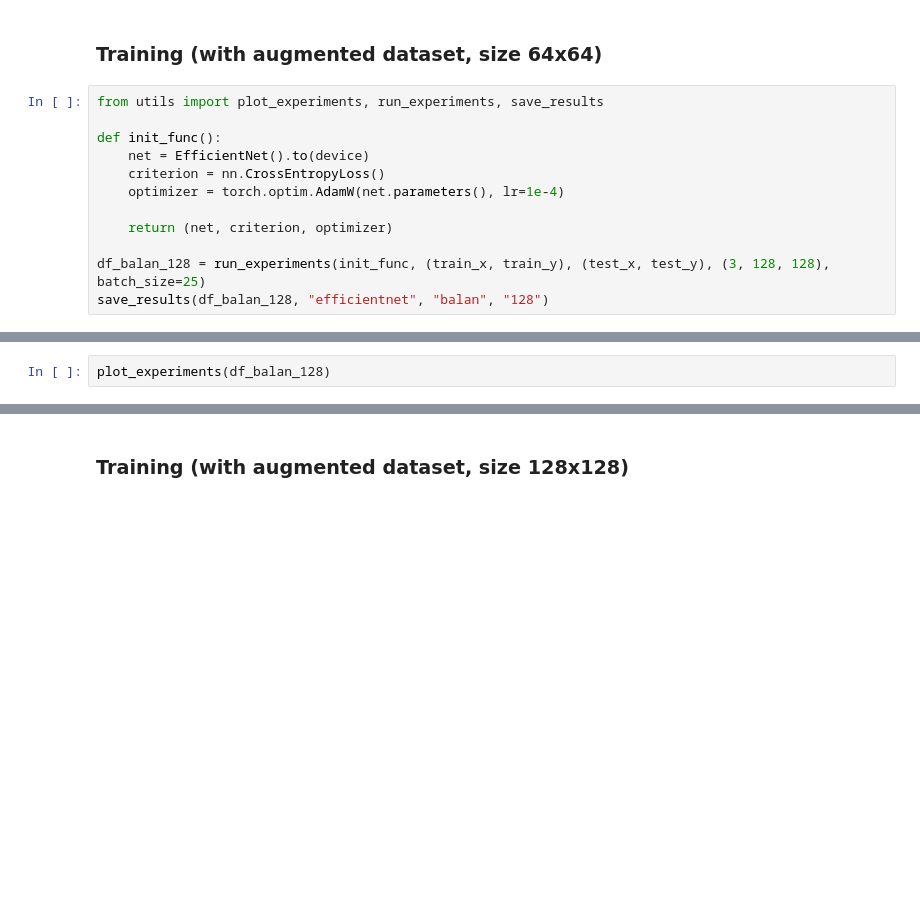
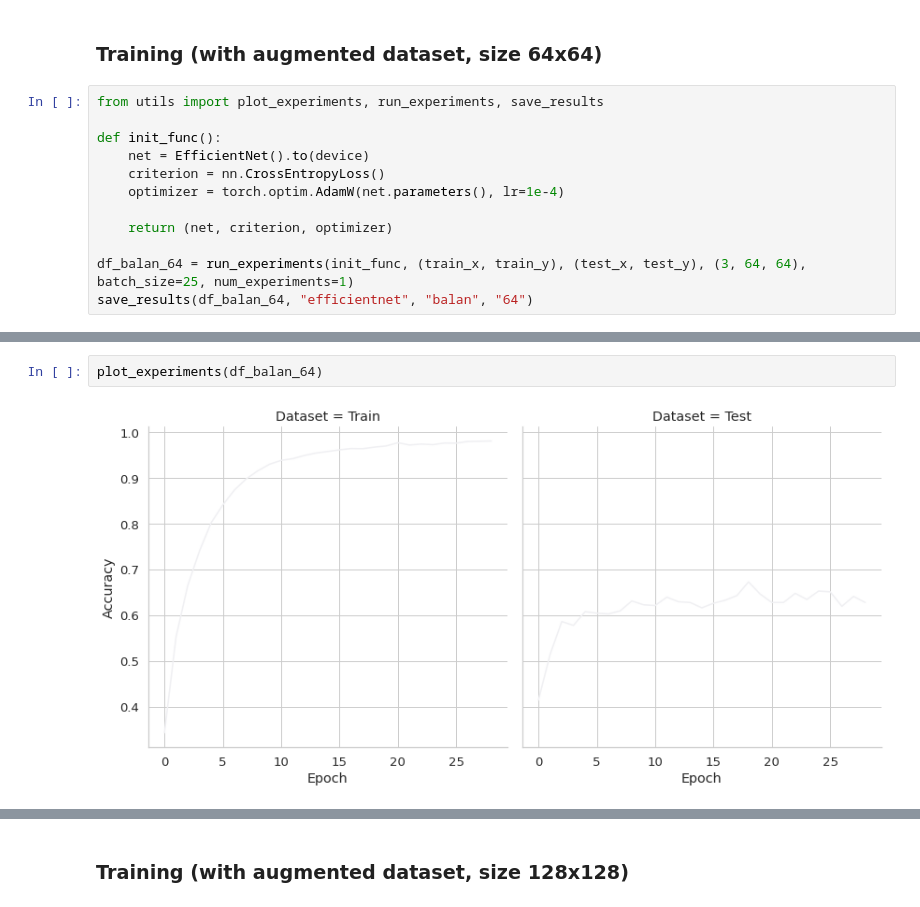
Before and after one commit to Chen-Yiyang/cs4243_project, a Jupyter notebook: 4_improved_cnn.ipynb, the cells around one changed output, grey strips where cells are left out. Drawn from its saved outputs; the diff is of its cells as text; blank space fills up the shorter version.

```diff
--- a/4_improved_cnn.ipynb
+++ b/4_improved_cnn.ipynb
@@ -103,5 +104,5 @@ def init_func():
 
     return (net, criterion, optimizer)
 
-df_balan_128 = run_experiments(init_func, (train_x, train_y), (test_x, test_y), (3, 128, 128), batch_size=25)
-save_results(df_balan_128, "efficientnet", "balan", "128")
+df_balan_64 = run_experiments(init_func, (train_x, train_y), (test_x, test_y), (3, 64, 64), batch_size=25, num_experiments=1)
+save_results(df_balan_64, "efficientnet", "balan", "64")
@@ -108,5 +114,7 @@ save_results(df_balan_128, "efficientnet", "balan", "128")
 # %%
-plot_experiments(df_balan_128)
+plot_experiments(df_balan_64)
+# %% [output]
+[figure, added]
 # %%
 from utils import load_checkpoint, eval_test_accuracy, show_confusion_matrix, show_eval_metrics
 
```
Also changed, not shown: parts of 11 cells of this notebook, 3 other files.
